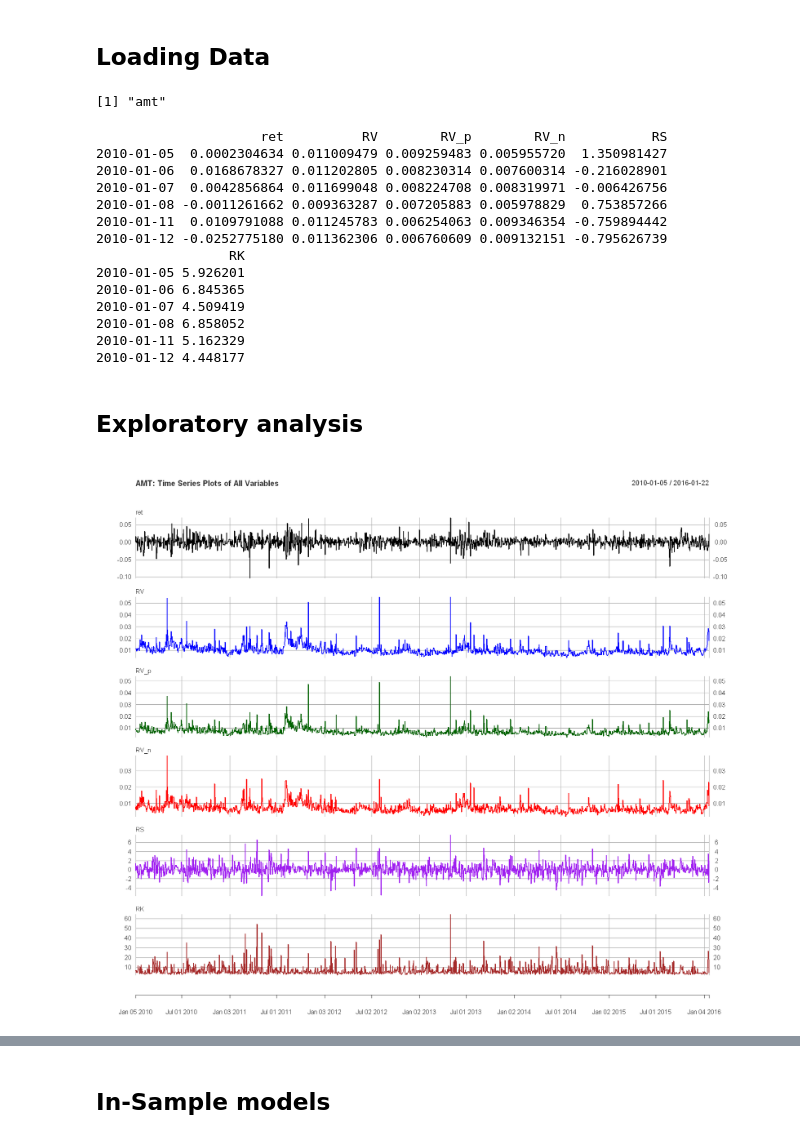
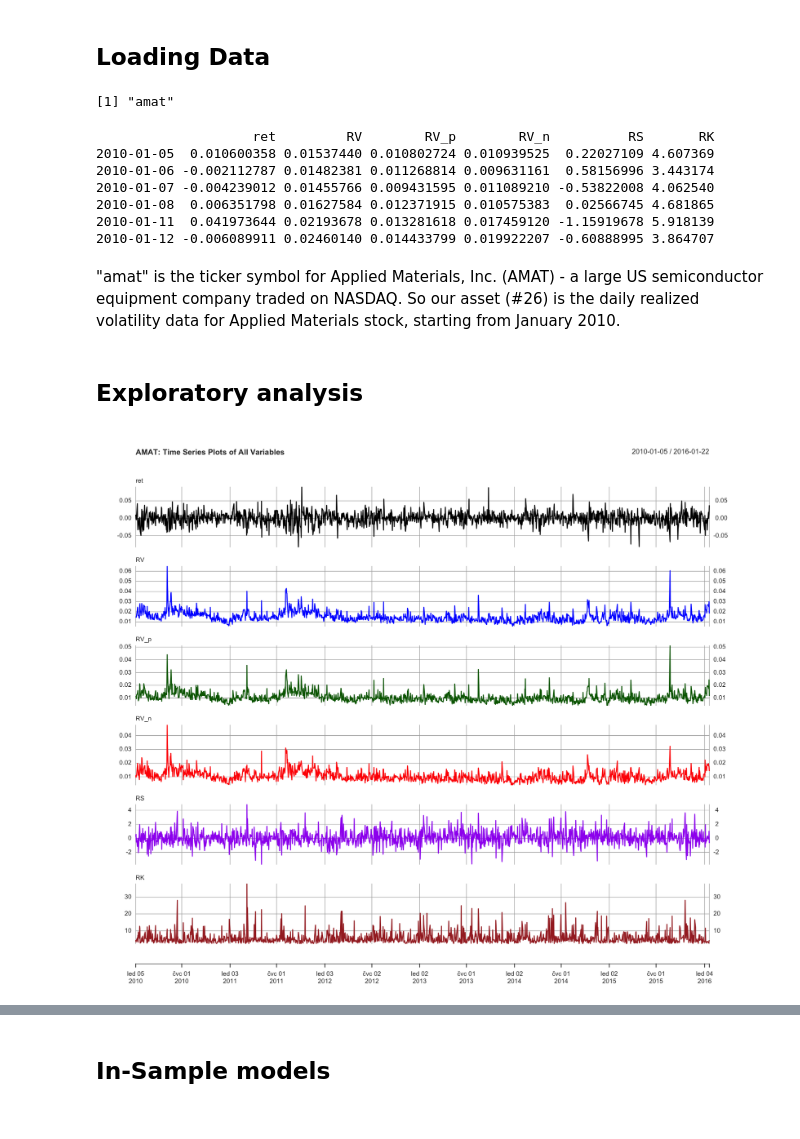
Before and after one commit to ahojdobryden/FiCox, a Jupyter notebook: project/final.ipynb, the cells around one changed output, grey strips where cells are left out. Cells and saved outputs as stored; diff of their text form; code cells hidden in the pictures.

Commit message:
Data description

```diff
--- a/project/final.ipynb
+++ b/project/final.ipynb
@@ -32,34 +14,29 @@ Warning message:
 # %% [markdown]
 ## Loading Data
 # %%
-data <- load("data_project/30.RData")
-head(data)
-asset_data <- get(data[1])
+data <- load("data_project/26.RData")   # loads the .RData file into the environment
+head(data)                               # shows the name(s) of objects stored in the file
+asset_data <- get(data[1])              # retrieves the first object by name
 head(asset_data)
 # %% [output]
-[1] "amt"
+[1] "amat"
-                     ret          RV        RV_p        RV_n           RS
-2010-01-05  0.0002304634 0.011009479 0.009259483 0.005955720  1.350981427
-2010-01-06  0.0168678327 0.011202805 0.008230314 0.007600314 -0.216028901
-2010-01-07  0.0042856864 0.011699048 0.008224708 0.008319971 -0.006426756
-2010-01-08 -0.0011261662 0.009363287 0.007205883 0.005978829  0.753857266
-2010-01-11  0.0109791088 0.011245783 0.006254063 0.009346354 -0.759894442
-2010-01-12 -0.0252775180 0.011362306 0.006760609 0.009132151 -0.795626739
-                 RK
-2010-01-05 5.926201
-2010-01-06 6.845365
-2010-01-07 4.509419
-2010-01-08 6.858052
-2010-01-11 5.162329
-2010-01-12 4.448177
+                    ret         RV        RV_p        RV_n          RS       RK
+2010-01-05  0.010600358 0.01537440 0.010802724 0.010939525  0.22027109 4.607369
+2010-01-06 -0.002112787 0.01482381 0.011268814 0.009631161  0.58156996 3.443174
+2010-01-07 -0.004239012 0.01455766 0.009431595 0.011089210 -0.53822008 4.062540
+2010-01-08  0.006351798 0.01627584 0.012371915 0.010575383  0.02566745 4.681865
+2010-01-11  0.041973644 0.02193678 0.013281618 0.017459120 -1.15919678 5.918139
+2010-01-12 -0.006089911 0.02460140 0.014433799 0.019922207 -0.60888995 3.864707
+# %% [markdown]
+"amat" is the ticker symbol for Applied Materials, Inc. (AMAT) - a large US semiconductor equipment company traded on NASDAQ. So our asset (#26) is the daily realized volatility data for Applied Materials stock, starting from January 2010.
 # %% [markdown]
 ## Exploratory analysis
 # %%
 options(repr.plot.width = 14, repr.plot.height = 12)
 plot.xts(asset_data,
          multi.panel = TRUE,
          yaxis.same = FALSE,
          col = c("black", "blue", "darkgreen", "red", "purple", "brown"),
-         main = "AMT: Time Series Plots of All Variables")
+         main = "AMAT: Time Series Plots of All Variables")
 # %% [output]
-[figure, old version]
+[figure, new version]
```
Also changed, not shown: parts of 4 cells of this notebook.
